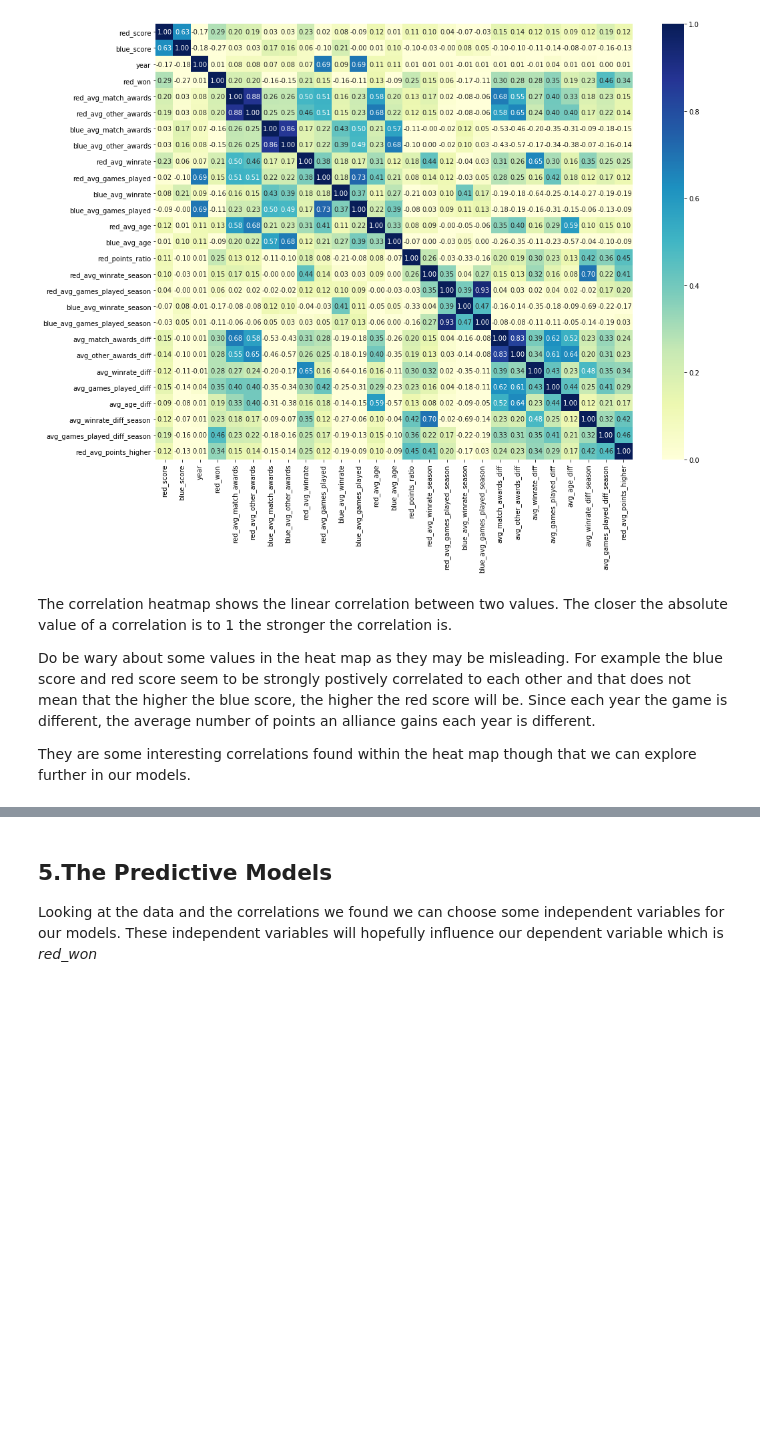
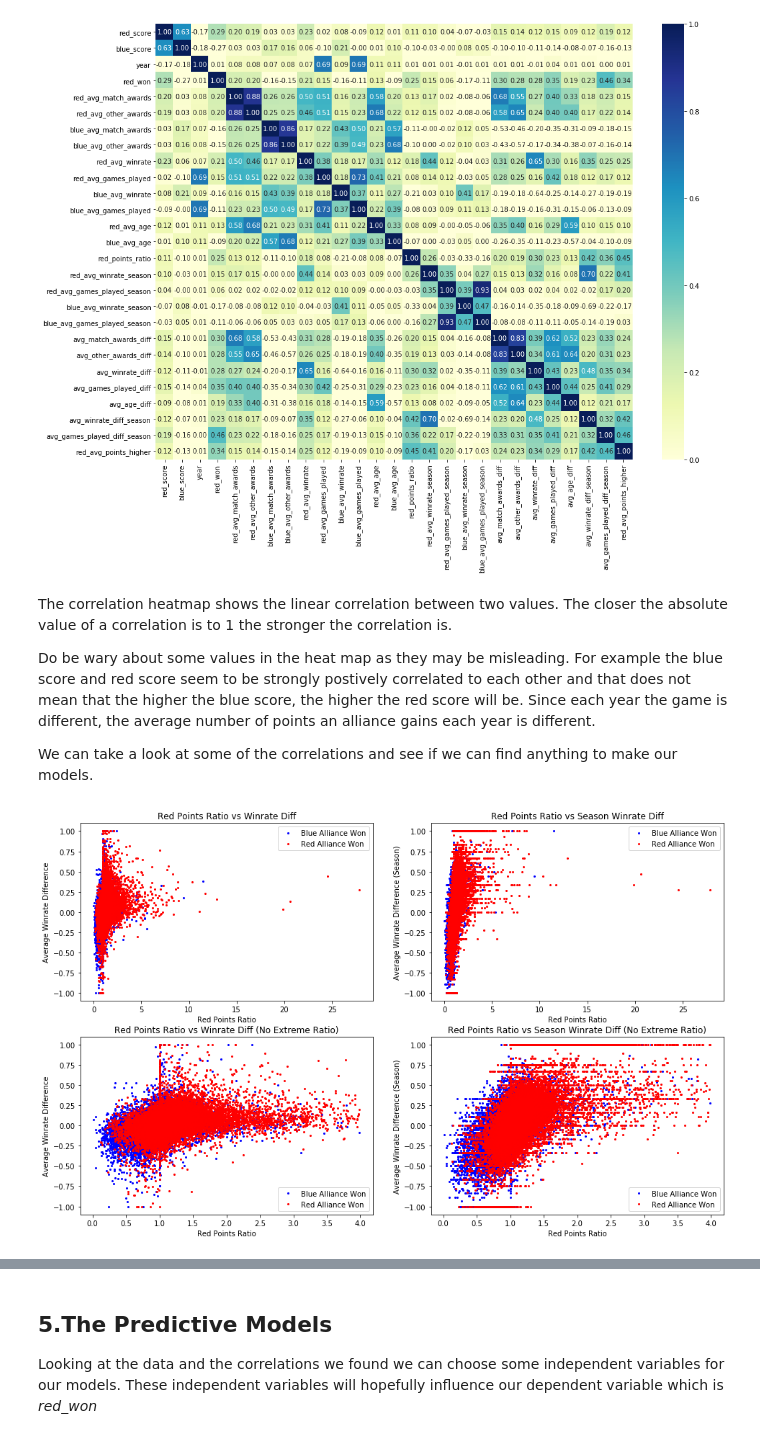
Before and after one commit to Mark-of-JP/FRC-Match-Simulator, a Jupyter notebook: FRC Match Simulator.ipynb, the cells around one changed output, grey strips where cells are left out. Cells and saved outputs as stored; diff of their text form; code cells hidden in the pictures; blank space fills up the shorter version.

```diff
--- a/FRC Match Simulator.ipynb
+++ b/FRC Match Simulator.ipynb
@@ -181,4 +181,61 @@ The correlation heatmap shows the linear correlation between two values. The clo
 
 Do be wary about some values in the heat map as they may be misleading. For example the blue score and red score seem to be strongly postively correlated to each other and that does not mean that the higher the blue score, the higher the red score will be. Since each year the game is different, the average number of points an alliance gains each year is different.
 
-They are some interesting correlations found within the heat map though that we can explore further in our models.
+We can take a look at some of the correlations and see if we can find anything to make our models.
+# %%
+groups = df.groupby('red_won')
+
+fig, ax = plt.subplots(2, 2, figsize=(16,10))
+
+#General Scatter Plot
+for winner, group in groups:
+    name = 'Red Alliance Won' if winner == 1 else 'Blue Alliance Won'
+    color = 'red' if winner == 1 else 'blue'
+    ax[0, 0].plot(group.red_points_ratio, group.avg_winrate_diff, marker='o', linestyle='', ms=2, label=name, color=color)
+ax[0, 0].legend()
+ax[0, 0].legend()
+ax[0, 0].legend()
+ax[0, 0].set_xlabel('Red Points Ratio')
+ax[0, 0].set_ylabel('Average Winrate Difference')
+ax[0, 0].set_title('Red Points Ratio vs Winrate Diff')
+
+
+#Getting rid of the extreme cases
+for winner, group in groups:
+    group = group[group.red_points_ratio < 4]
+
+    name = 'Red Alliance Won' if winner == 1 else 'Blue Alliance Won'
+    color = 'red' if winner == 1 else 'blue'
+    ax[1, 0].plot(group.red_points_ratio, group.avg_winrate_diff, marker='o', linestyle='', ms=2, label=name, color=color)
+ax[1, 0].legend()
+ax[1, 0].legend()
+ax[1, 0].set_xlabel('Red Points Ratio')
+ax[1, 0].set_ylabel('Average Winrate Difference')
+ax[1, 0].set_title('Red Points Ratio vs Winrate Diff (No Extreme Ratio)')
+
+#Seasonal Scatter Plot
+for winner, group in groups:
+    name = 'Red Alliance Won' if winner == 1 else 'Blue Alliance Won'
+    color = 'red' if winner == 1 else 'blue'
+    ax[0, 1].plot(group.red_points_ratio, group.avg_winrate_diff_season, marker='o', linestyle='', ms=2, label=name, color=color)
+ax[0, 1].legend()
+ax[0, 1].legend()
+ax[0, 1].set_xlabel('Red Points Ratio')
+ax[0, 1].set_ylabel('Average Winrate Difference (Season)')
+ax[0, 1].set_title('Red Points Ratio vs Season Winrate Diff')
+
+#Getting rid of the extreme cases (Seasonal)
+for winner, group in groups:
+    group = group[group.red_points_ratio < 4]
+
+    name = 'Red Alliance Won' if winner == 1 else 'Blue Alliance Won'
+    color = 'red' if winner == 1 else 'blue'
+    ax[1, 1].plot(group.red_points_ratio, group.avg_winrate_diff_season, marker='o', linestyle='', ms=2, label=name, color=color)
+ax[1, 1].legend()
+ax[1, 1].set_xlabel('Red Points Ratio')
+ax[1, 1].set_ylabel('Average Winrate Difference (Season)')
+ax[1, 1].set_title('Red Points Ratio vs Season Winrate Diff (No Extreme Ratio)')
+
+plt.show()
+# %% [output]
+[figure, added]
```
Also changed, not shown: parts of 2 cells of this notebook.
